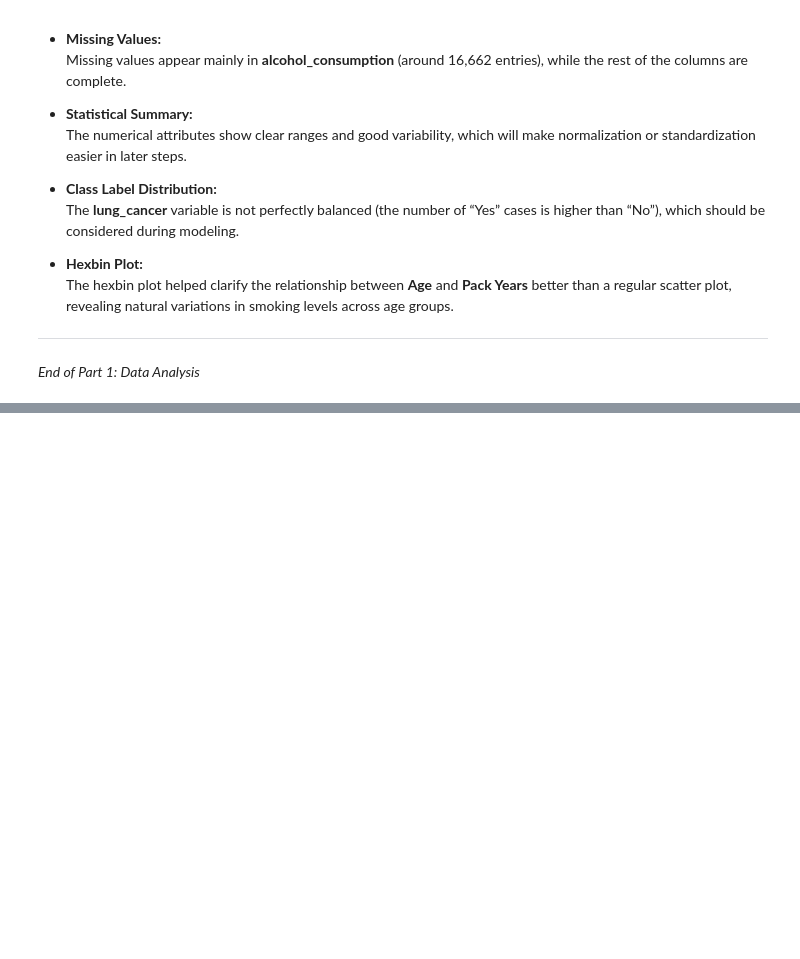
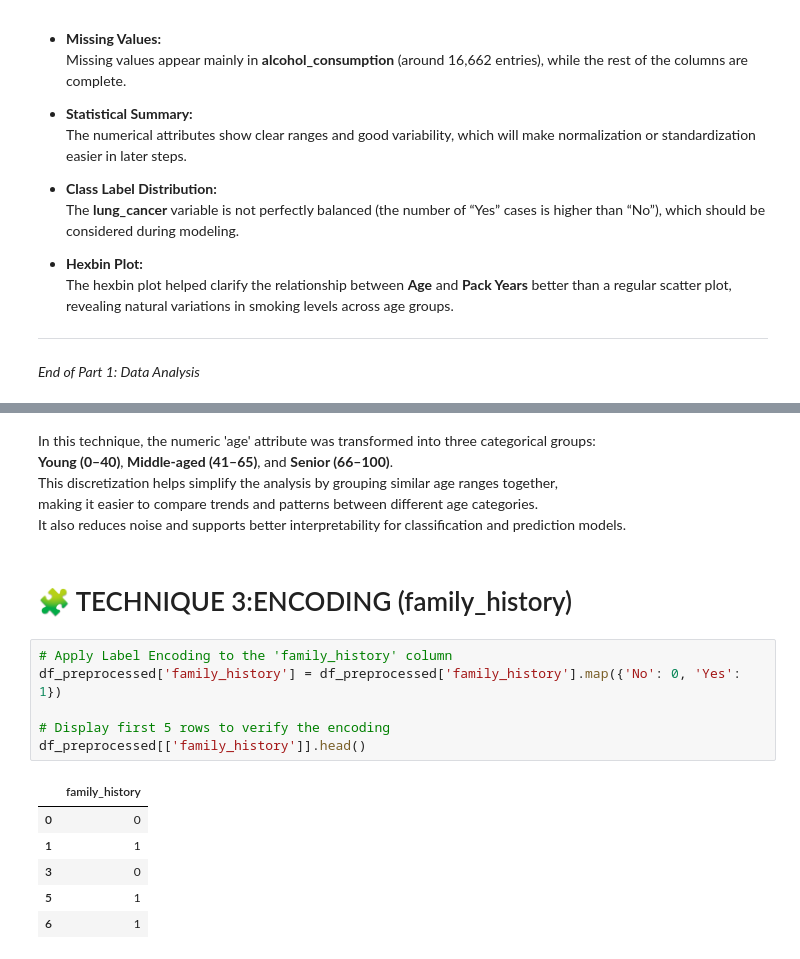
Before and after one commit to Alanoudhud/DataMining-Project, a Jupyter notebook: Reports/Phase2.ipynb, the cells around one changed output, grey strips where cells are left out. Cells and saved outputs as stored; diff of their text form; blank space fills up the shorter version.

```diff
--- a/Reports/Phase2.ipynb
+++ b/Reports/Phase2.ipynb
@@ -314,0 +383,21 @@ _End of Part 1: Data Analysis_
+# %% [markdown]
+In this technique, the numeric 'age' attribute was transformed into three categorical groups:
+**Young (0–40)**, **Middle-aged (41–65)**, and **Senior (66–100)**.
+This discretization helps simplify the analysis by grouping similar age ranges together,
+making it easier to compare trends and patterns between different age categories.
+It also reduces noise and supports better interpretability for classification and prediction models.
+# %% [markdown]
+# 🧩 TECHNIQUE 3:ENCODING (family_history)
+# %%
+# Apply Label Encoding to the 'family_history' column
+df_preprocessed['family_history'] = df_preprocessed['family_history'].map({'No': 0, 'Yes': 1})
+
+# Display first 5 rows to verify the encoding
+df_preprocessed[['family_history']].head()
+# %% [output]
+|  | family_history |
+| 0 | 0 |
+| 1 | 1 |
+| 3 | 0 |
+| 5 | 1 |
+| 6 | 1 |
```
Also changed, not shown: parts of 11 cells of this notebook.
